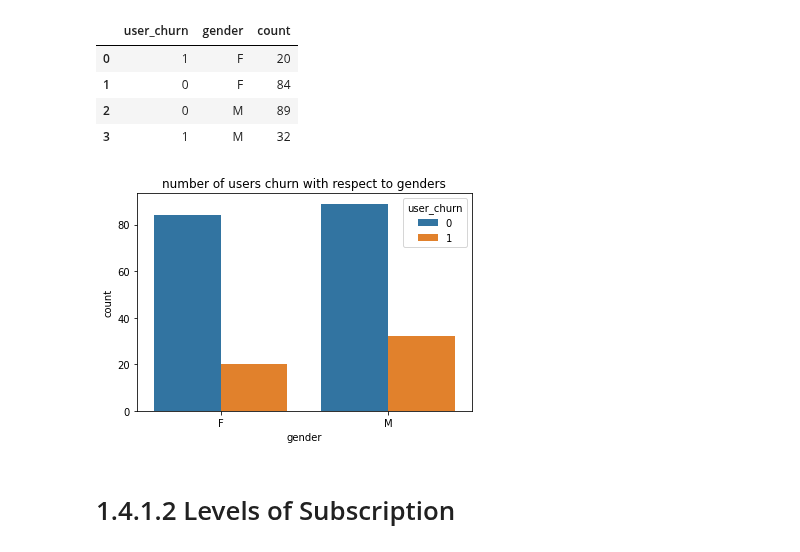
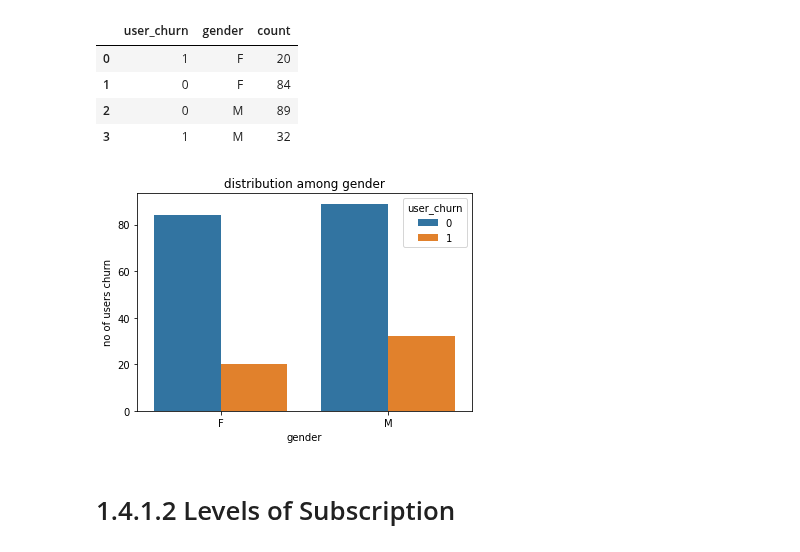
Before and after one commit to yatfungleung/Sparkify-User-Churn-Prediction, a Jupyter notebook: 1_data_cleaning.ipynb, the cells around one changed output. Saved outputs shown, nothing was run; the diff lists cells and outputs as text; code cells hidden in the pictures.

```diff
--- a/1_data_cleaning.ipynb
+++ b/1_data_cleaning.ipynb
@@ -501,11 +501,13 @@ df_gender_pd
 # %%
 # display in bar chart
 
-plt.title('number of users churn with respect to genders')
 sns.barplot(x = 'gender', y = 'count', data = df_gender_pd, hue = 'user_churn')
+
+plt.title('distribution among genders')
+plt.ylabel('no of users churn')
 plt.show()
 # %% [output]
-[figure, old version]
+[figure, new version]
 # %%
 # Male users have a higher rate of churning than female users
 # it may indicate that female users have a higher level of customer loyalty
```
Also changed, not shown: parts of 5 cells of this notebook.
